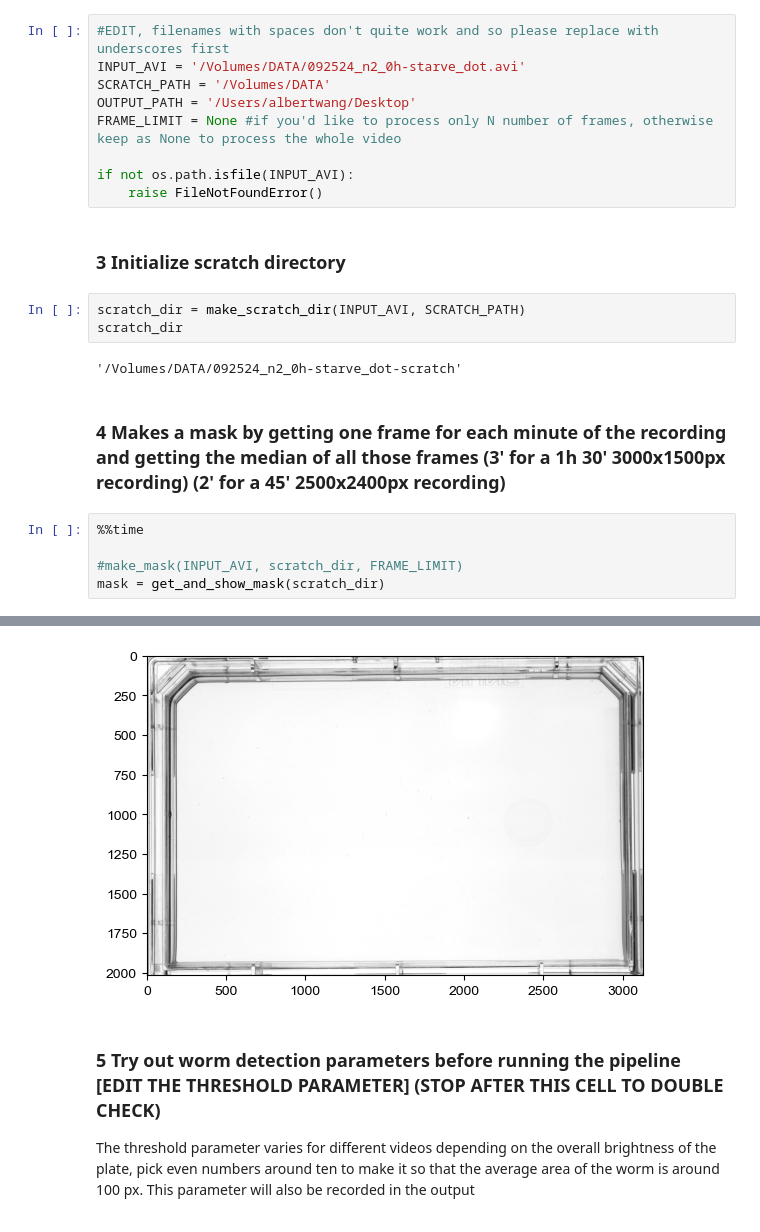
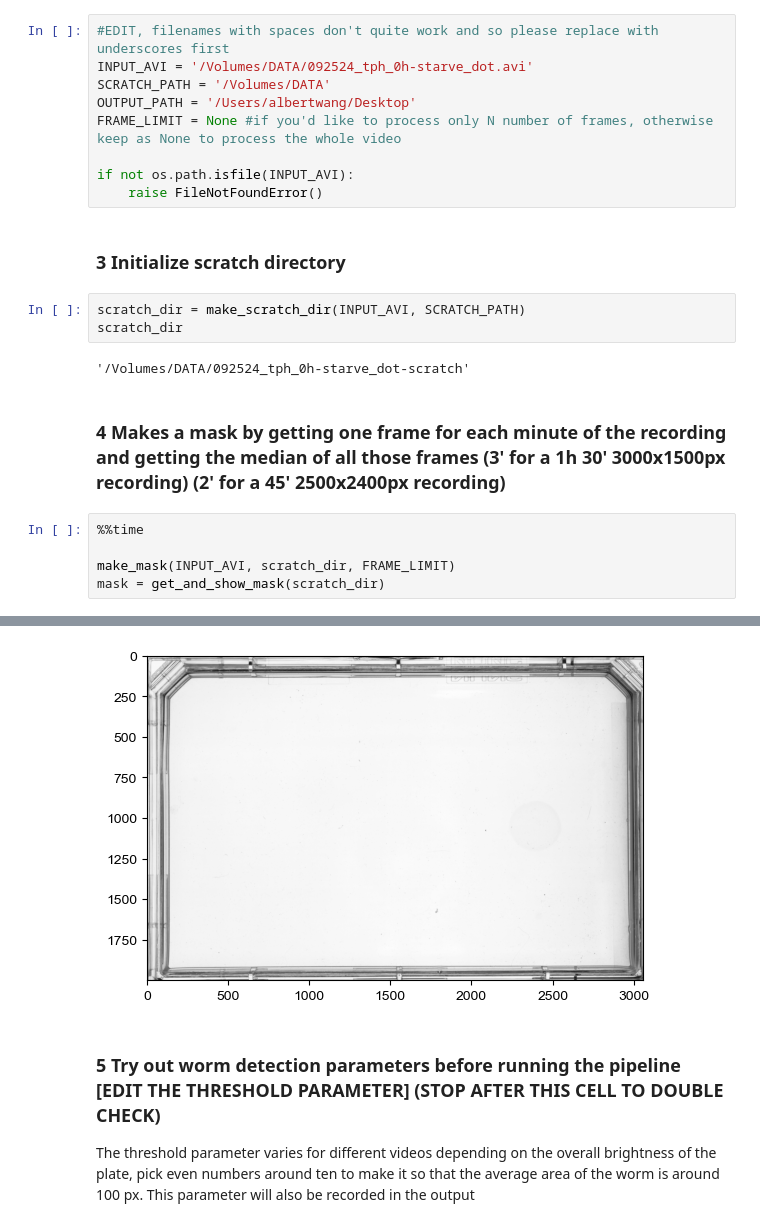
Before and after one commit to azwang10/multi-worm-tracker, a Jupyter notebook: multiwormtracker.ipynb, the cells around one changed output, grey strips where cells are left out. Cells and saved outputs as stored; diff of their text form.

```diff
--- a/multiwormtracker.ipynb
+++ b/multiwormtracker.ipynb
@@ -16,7 +16,7 @@ from mwt import *
 The notebook requires a scratch directory with a lot of storage that will be filled with the `.avi` file converted into `.tif` for each individual frame. This scratch directory should have up to 75 GB free (51 GB used for a 1h 30' 3000x1500px recording) (36 GB used for a 45' 2500x2400px recording)
 # %%
 #EDIT, filenames with spaces don't quite work and so please replace with underscores first
-INPUT_AVI = '/Volumes/DATA/092524_n2_0h-starve_dot.avi'
+INPUT_AVI = '/Volumes/DATA/092524_tph_0h-starve_dot.avi'
 SCRATCH_PATH = '/Volumes/DATA'
 OUTPUT_PATH = '/Users/albertwang/Desktop'
 FRAME_LIMIT = None #if you'd like to process only N number of frames, otherwise keep as None to process the whole video
@@ -29,12 +29,12 @@ if not os.path.isfile(INPUT_AVI):
 scratch_dir = make_scratch_dir(INPUT_AVI, SCRATCH_PATH)
 scratch_dir
 # %% [output]
-'/Volumes/DATA/092524_n2_0h-starve_dot-scratch'
+'/Volumes/DATA/092524_tph_0h-starve_dot-scratch'
 # %% [markdown]
 ### 4 Makes a mask by getting one frame for each minute of the recording and getting the median of all those frames (3' for a 1h 30' 3000x1500px recording) (2' for a 45' 2500x2400px recording)
 # %%
 %%time
 
-#make_mask(INPUT_AVI, scratch_dir, FRAME_LIMIT)
+make_mask(INPUT_AVI, scratch_dir, FRAME_LIMIT)
 mask = get_and_show_mask(scratch_dir)
 # %% [output]
@@ -43,4 +43,4 @@ Wall time: 40.1 ms
-[figure, old version]
+[figure, new version]
 # %% [markdown]
 ### 5 Try out worm detection parameters before running the pipeline [EDIT THE THRESHOLD PARAMETER] (STOP AFTER THIS CELL TO DOUBLE CHECK)
 
```
Also changed, not shown: parts of 8 cells of this notebook, 1 other file.
